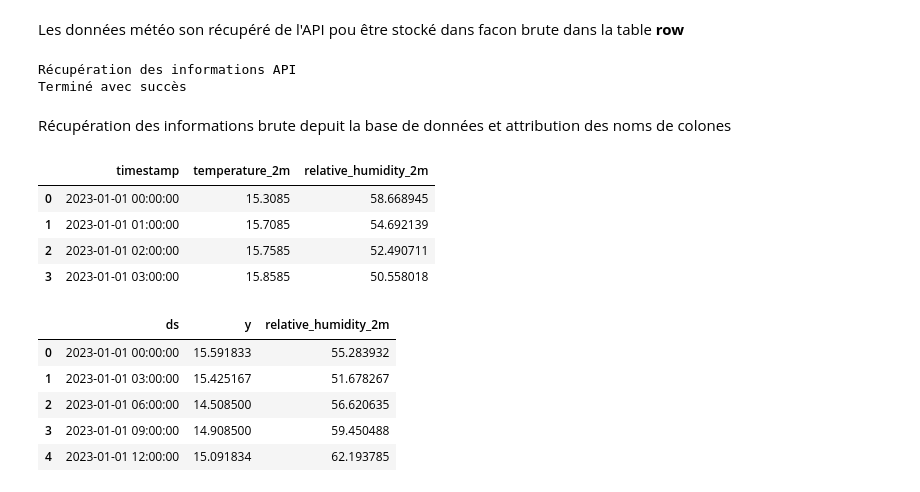
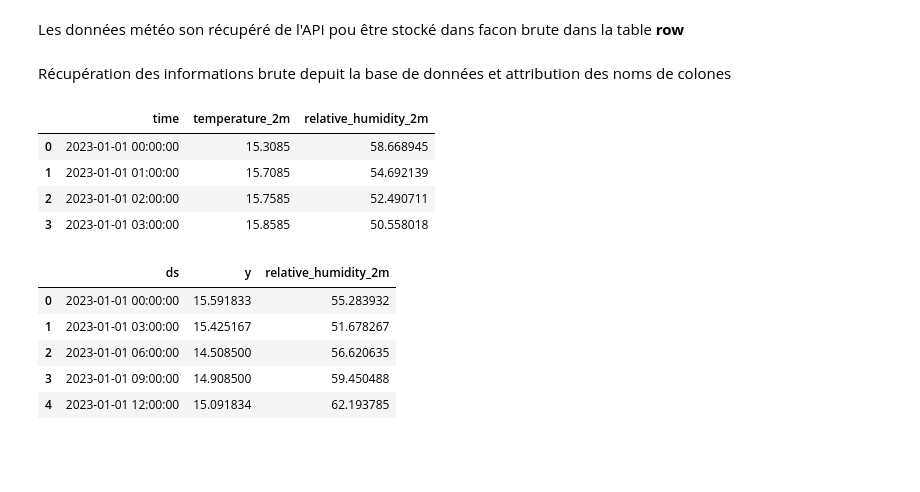
Before and after one commit to 2024-2025-estia-bihar/mesp2-laurent-sini, a Jupyter notebook: notebooks/EDA_Machine_Learning.ipynb, the cells around one changed output. Saved outputs shown, nothing was run; the diff lists cells and outputs as text; code cells hidden in the pictures; blank space fills up the shorter version.

```diff
--- a/notebooks/EDA_Machine_Learning.ipynb
+++ b/notebooks/EDA_Machine_Learning.ipynb
@@ -63,37 +61,16 @@ optuna.logging.set_verbosity(optuna.logging.WARNING)
 Les données météo son récupéré de l'API pou être stocké dans facon brute dans la table **row**
 # %%
 db_manager = DatabaseManager()
-db_manager.connect_sqlite('../data/meteo_data.db')
+db_manager.init_connection()
 
 logger_manager = LoggerManager(db_manager.session)
 
 Base.metadata.create_all(db_manager.engine)
+
+inspector = inspect(db_manager.engine)
+
+tunner_logging_repository = LoggingTimeseriesRepository(db_manager.session)
+data_reel_repository = DataReelTimeseriesRepository(db_manager.session)
+data_process_repository = DataProcessTimeSeriesRepository(db_manager.session)
-# %%
-inspector = inspect(db_manager.engine)
-
-tunner_logging_repository = LoggingOpenMeteoRepository(db_manager.session)
-row_op_repository = RowOpenMeteoRepository(db_manager.session)
-
-if inspector.has_table('row_open_meteo'):
-    if db_manager.session.query(RowOpenMeteo).first() is None:
-        print('Récupération des informations API')
-        open_meteo = OpenMeteoService(end_date='2024-12-31')
-        hourly = open_meteo.get_meteo()
-        row_op_repository.insert_from_dataframe(hourly)
-
-row_op_repository = RowOpenMeteoRepository(db_manager.session)
-print('Terminé avec succès')
-# %% [output]
-Récupération des informations API
-Terminé avec succès
 # %% [markdown]
 Récupération des informations brute depuit la base de données et attribution des noms de colones
-# %%
-df = extract_object_to_dataframe(row_op_repository.getAll(), ['timestamp', 'temperature_2m', 'relative_humidity_2m'])
-df.head(n=4)
-# %% [output]
-|  | timestamp | temperature_2m | relative_humidity_2m |
-| 0 | 2023-01-01 00:00:00 | 15.3085 | 58.668945 |
-| 1 | 2023-01-01 01:00:00 | 15.7085 | 54.692139 |
-| 2 | 2023-01-01 02:00:00 | 15.7585 | 52.490711 |
-| 3 | 2023-01-01 03:00:00 | 15.8585 | 50.558018 |
@@ -105,0 +77,13 @@ df_preprocess = df_preprocess.set_index('ds')
+# %%
+
+start = datetime(2023, 1, 1)
+end = datetime(2024, 12, 31)
+result = data_reel_repository.get_between_dates(start, end)
+df = extract_object_to_dataframe(result, ['time', 'temperature_2m', 'relative_humidity_2m'])
+df.head(n=4)
+# %% [output]
+|  | time | temperature_2m | relative_humidity_2m |
+| 0 | 2023-01-01 00:00:00 | 15.3085 | 58.668945 |
+| 1 | 2023-01-01 01:00:00 | 15.7085 | 54.692139 |
+| 2 | 2023-01-01 02:00:00 | 15.7585 | 52.490711 |
+| 3 | 2023-01-01 03:00:00 | 15.8585 | 50.558018 |
```
Also changed, not shown: parts of 16 cells of this notebook, 19 other files.
